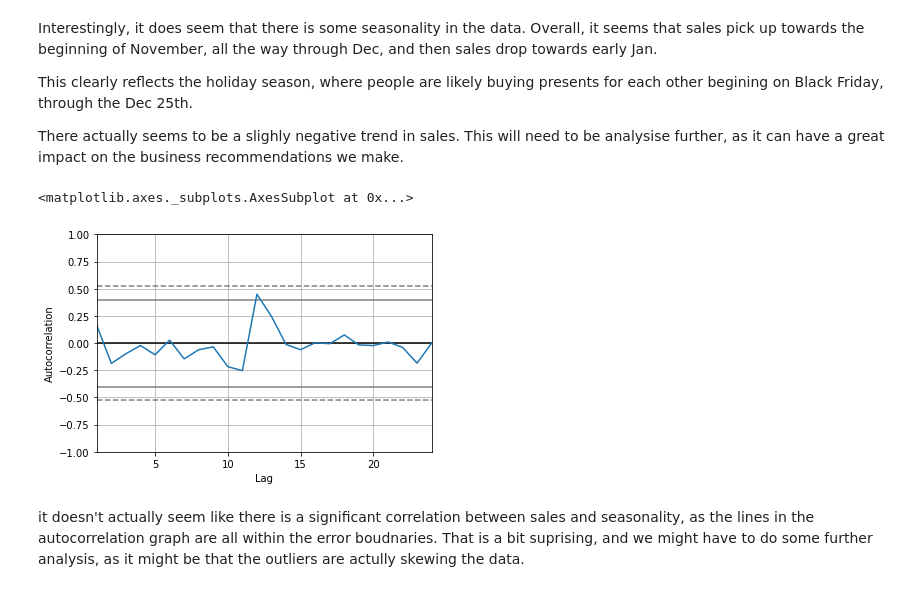
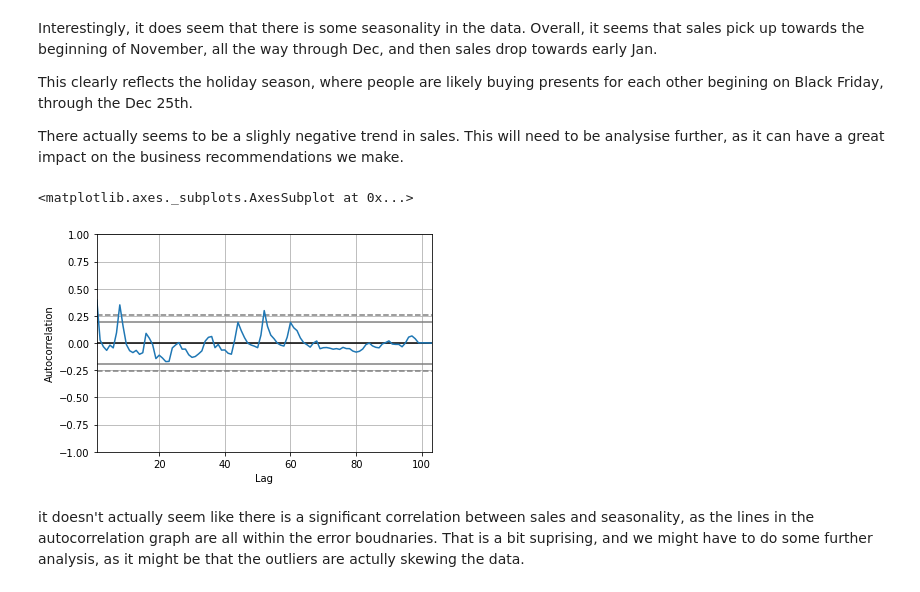
Before and after one commit to guedanie/retail-time-series-project, a Jupyter notebook: retail-time-series-analysis.ipynb, the cells around one changed output. Drawn from its saved outputs; the diff is of its cells as text; code cells hidden in the pictures.

```diff
--- a/retail-time-series-analysis.ipynb
+++ b/retail-time-series-analysis.ipynb
@@ -246,6 +290,10 @@ Now that the data is compiled into one dataframe, and it is in a tidy manner, wi
     1. Does `fule_price` and `unemployment` have an impact on `Weekly_Sales`?
 
 **There are many more questions that we could ask from this data - but these will be the ones that we will focus on at the moment. If there is more time to work on this analysis, we can look to extend our exploration phase.**
+# %%
+df = pd.read_csv("retail_clean_data.csv")
+df.Date = pd.to_datetime(df.Date)
+df = df.set_index("Date")
 # %%
 # Split our data
 
@@ -274,10 +322,10 @@ This clearly reflects the holiday season, where people are likely buying present
 
 There actually seems to be a slighly negative trend in sales. This will need to be analysise further, as it can have a great impact on the business recommendations we make.
 # %%
-pd.plotting.autocorrelation_plot(train["Weekly_Sales"].resample("M").mean())
+pd.plotting.autocorrelation_plot(train[(train.Store==4) & (train.Dept==1)].Weekly_Sales)
 # %% [output]
 <matplotlib.axes._subplots.AxesSubplot at 0x...>
-[figure, old version]
+[figure, new version]
 # %% [markdown]
 it doesn't actually seem like there is a significant correlation between sales and seasonality, as the lines in the autocorrelation graph are all within the error boudnaries. That is a bit suprising, and we might have to do some further analysis, as it might be that the outliers are actully skewing the data.
 # %% [markdown]
```
Also changed, not shown: parts of 55 cells of this notebook.
